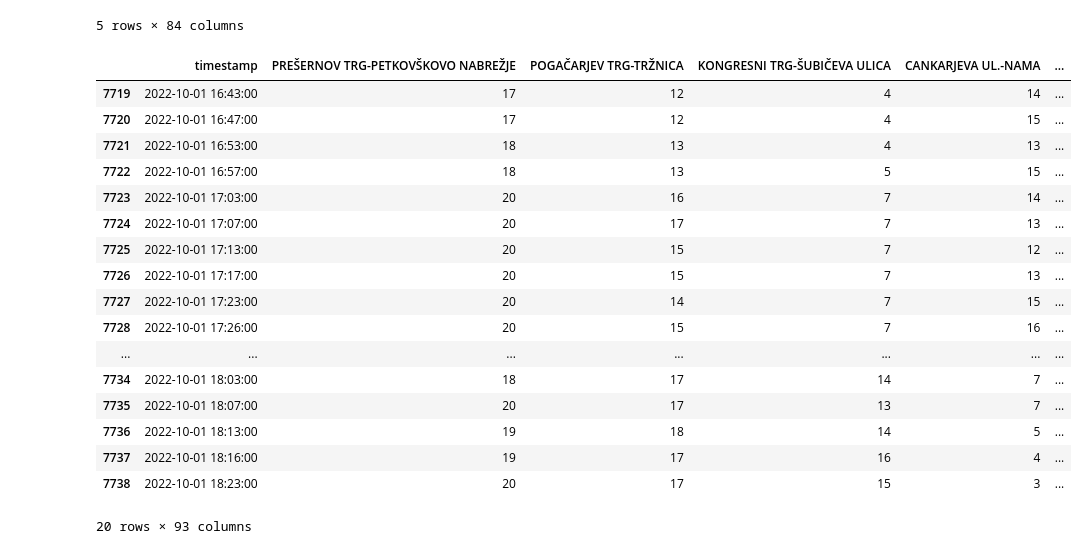
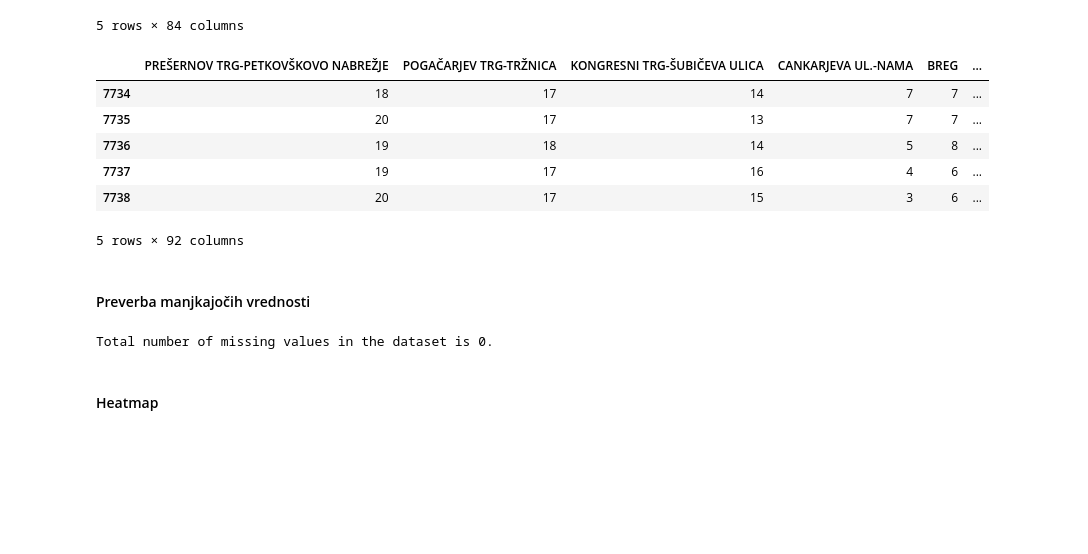
Before and after one commit to rokrajher/uozp-bicikelj, a Jupyter notebook: notebook.ipynb, the cells around one changed output. Saved outputs shown, nothing was run; the diff lists cells and outputs as text; code cells hidden in the pictures; blank space fills up the shorter version.

```diff
--- a/notebook.ipynb
+++ b/notebook.ipynb
@@ -16,42 +16,37 @@ display(df.head(5))
 # %%
 # Convert 'timestamp' column to timestamptime
 df['timestamp'] = pd.to_datetime(df['timestamp'])
 
 # Extract day, hour, minute, and second values
 df['month'] = df['timestamp'].dt.month
 df['day'] = df['timestamp'].dt.day
 df['hour'] = df['timestamp'].dt.hour
 df['minute'] = df['timestamp'].dt.minute
 df['dayofweek'] = df['timestamp'].dt.dayofweek
-df['is_year_start'] = df['timestamp'].dt.is_year_start
-df['is_year_end'] = df['timestamp'].dt.is_year_end
+# df['is_year_start'] = df['timestamp'].dt.is_year_start
+# df['is_year_end'] = df['timestamp'].dt.is_year_end
 df['is_month_start'] = df['timestamp'].dt.is_month_start
 df['is_month_end'] = df['timestamp'].dt.is_month_end
 df['is_quarter_start'] = df['timestamp'].dt.is_quarter_start
 df['is_quarter_end'] = df['timestamp'].dt.is_quarter_end
 
+df = df.drop(columns=['timestamp'])
 
-
-
-
-
-display(df.tail(20))
+display(df.tail(5))
 # %% [output]
-|  | timestamp | PREŠERNOV TRG-PETKOVŠKOVO NABREŽJE | POGAČARJEV TRG-TRŽNICA | KONGRESNI TRG-ŠUBIČEVA ULICA | CANKARJEVA UL.-NAMA | ... |
-| 7719 | 2022-10-01 16:43:00 | 17 | 12 | 4 | 14 | ... |
-| 7720 | 2022-10-01 16:47:00 | 17 | 12 | 4 | 15 | ... |
-| 7721 | 2022-10-01 16:53:00 | 18 | 13 | 4 | 13 | ... |
-| 7722 | 2022-10-01 16:57:00 | 18 | 13 | 5 | 15 | ... |
-| 7723 | 2022-10-01 17:03:00 | 20 | 16 | 7 | 14 | ... |
-| 7724 | 2022-10-01 17:07:00 | 20 | 17 | 7 | 13 | ... |
-| 7725 | 2022-10-01 17:13:00 | 20 | 15 | 7 | 12 | ... |
-| 7726 | 2022-10-01 17:17:00 | 20 | 15 | 7 | 13 | ... |
-| 7727 | 2022-10-01 17:23:00 | 20 | 14 | 7 | 15 | ... |
-| 7728 | 2022-10-01 17:26:00 | 20 | 15 | 7 | 16 | ... |
-| ... | ... | ... | ... | ... | ... | ... |
-| 7734 | 2022-10-01 18:03:00 | 18 | 17 | 14 | 7 | ... |
-| 7735 | 2022-10-01 18:07:00 | 20 | 17 | 13 | 7 | ... |
-| 7736 | 2022-10-01 18:13:00 | 19 | 18 | 14 | 5 | ... |
-| 7737 | 2022-10-01 18:16:00 | 19 | 17 | 16 | 4 | ... |
-| 7738 | 2022-10-01 18:23:00 | 20 | 17 | 15 | 3 | ... |
+|  | PREŠERNOV TRG-PETKOVŠKOVO NABREŽJE | POGAČARJEV TRG-TRŽNICA | KONGRESNI TRG-ŠUBIČEVA ULICA | CANKARJEVA UL.-NAMA | BREG | ... |
+| 7734 | 18 | 17 | 14 | 7 | 7 | ... |
+| 7735 | 20 | 17 | 13 | 7 | 7 | ... |
+| 7736 | 19 | 18 | 14 | 5 | 8 | ... |
+| 7737 | 19 | 17 | 16 | 4 | 6 | ... |
+| 7738 | 20 | 17 | 15 | 3 | 6 | ... |
-20 rows × 93 columns
+5 rows × 92 columns
+# %% [markdown]
+#### Preverba manjkajočih vrednosti
+# %%
+number_of_missing_values = df.isnull().sum().sum()
+print(f'Total number of missing values in the dataset is {number_of_missing_values}.')
+# %% [output]
+Total number of missing values in the dataset is 0.
+# %% [markdown]
+#### Heatmap
```
Also changed, not shown: parts of 32 cells of this notebook.
